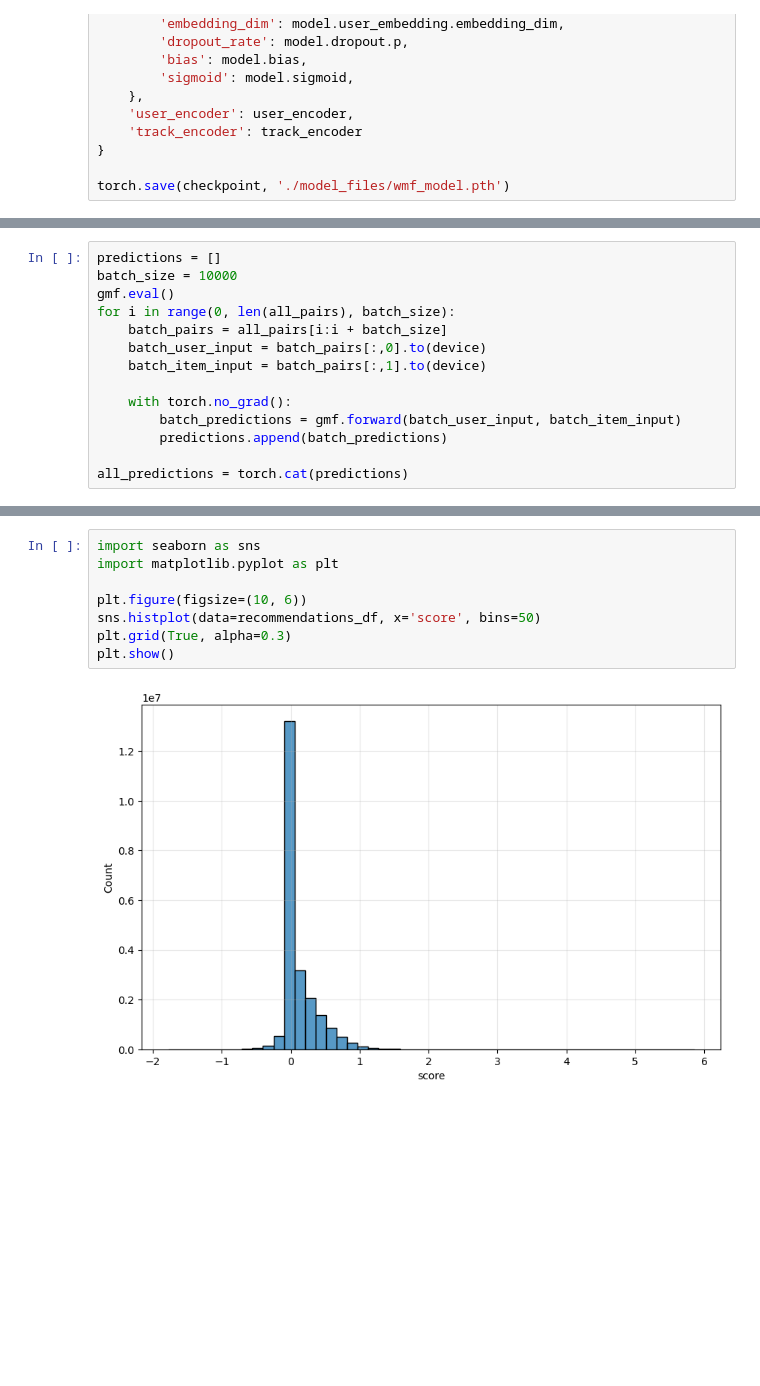
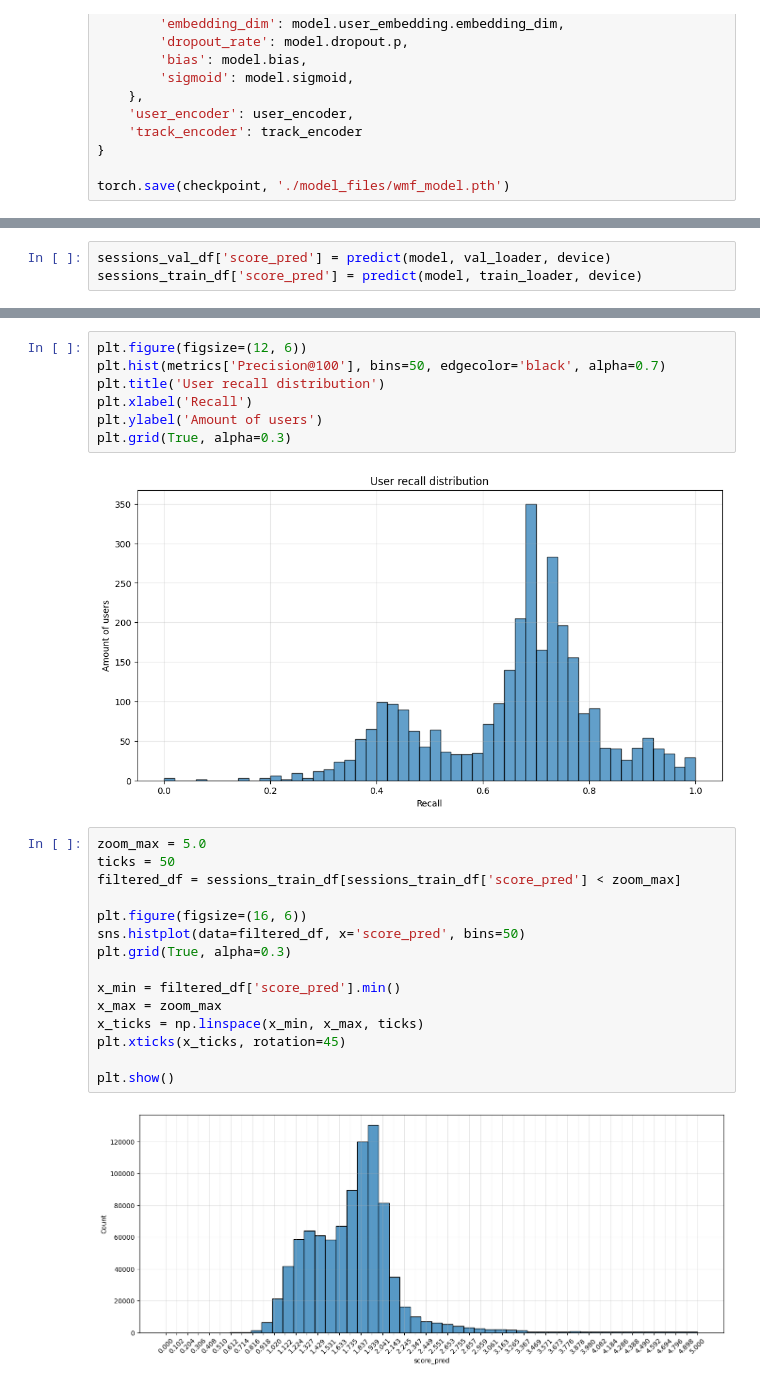
Before and after one commit to maksbilski/playlist_recommendation_system, a Jupyter notebook: training.ipynb, the cells around one changed output, grey strips where cells are left out. Drawn from its saved outputs; the diff is of its cells as text; blank space fills up the shorter version.

Commit message:
Fixed training notebook

```diff
--- a/training.ipynb
+++ b/training.ipynb
@@ -165,14 +154,3 @@ item_input = all_pairs[:,1]
 # %%
-predictions = []
-batch_size = 10000
-gmf.eval()
-for i in range(0, len(all_pairs), batch_size):
-    batch_pairs = all_pairs[i:i + batch_size]
-    batch_user_input = batch_pairs[:,0].to(device)
-    batch_item_input = batch_pairs[:,1].to(device)
-
-    with torch.no_grad():
-        batch_predictions = gmf.forward(batch_user_input, batch_item_input)
-        predictions.append(batch_predictions)
-
-all_predictions = torch.cat(predictions)
+sessions_val_df['score_pred'] = predict(model, val_loader, device)
+sessions_train_df['score_pred'] = predict(model, train_loader, device)
@@ -231,10 +260,26 @@ Precision@25_std: 11.320211086711257%
+# %%
+plt.figure(figsize=(12, 6))
+plt.hist(metrics['Precision@100'], bins=50, edgecolor='black', alpha=0.7)
+plt.title('User recall distribution')
+plt.xlabel('Recall')
+plt.ylabel('Amount of users')
+plt.grid(True, alpha=0.3)
+# %% [output]
+[figure, added]
 # %%
-import seaborn as sns
-import matplotlib.pyplot as plt
+zoom_max = 5.0
+ticks = 50
+filtered_df = sessions_train_df[sessions_train_df['score_pred'] < zoom_max]
 
-plt.figure(figsize=(10, 6))
-sns.histplot(data=recommendations_df, x='score', bins=50)
+plt.figure(figsize=(16, 6))
+sns.histplot(data=filtered_df, x='score_pred', bins=50)
 plt.grid(True, alpha=0.3)
+
+x_min = filtered_df['score_pred'].min()
+x_max = zoom_max
+x_ticks = np.linspace(x_min, x_max, ticks)
+plt.xticks(x_ticks, rotation=45)
+
 plt.show()
 # %% [output]
-[figure, old version]
+[figure, new version]
```
Also changed, not shown: parts of 29 cells of this notebook.
